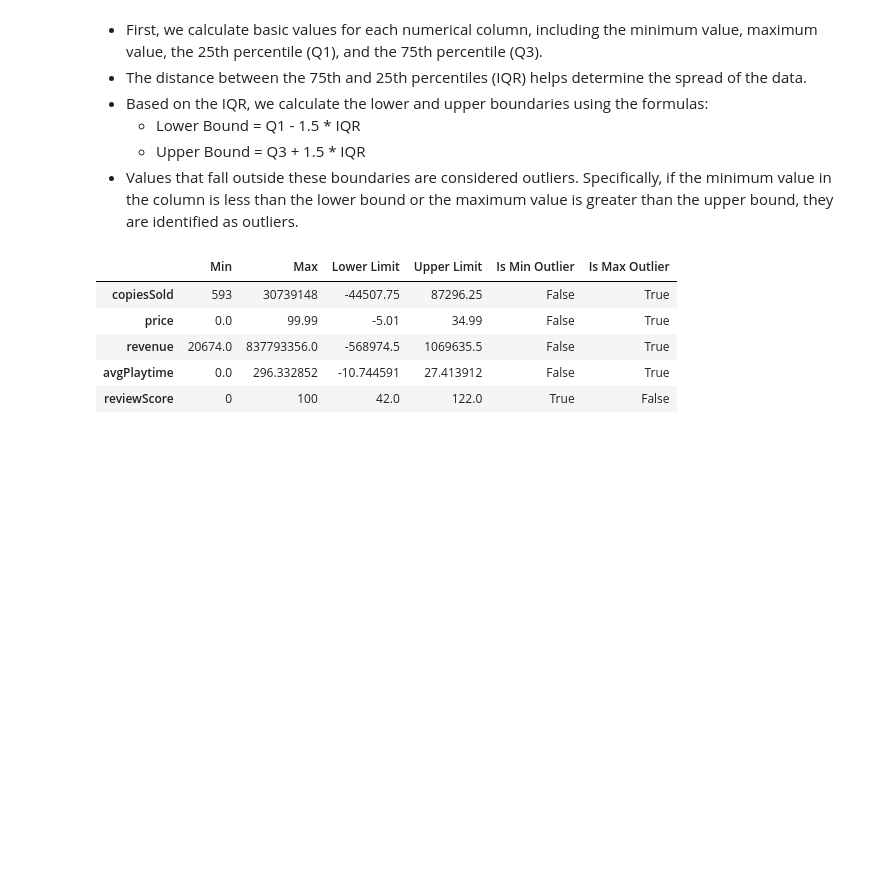
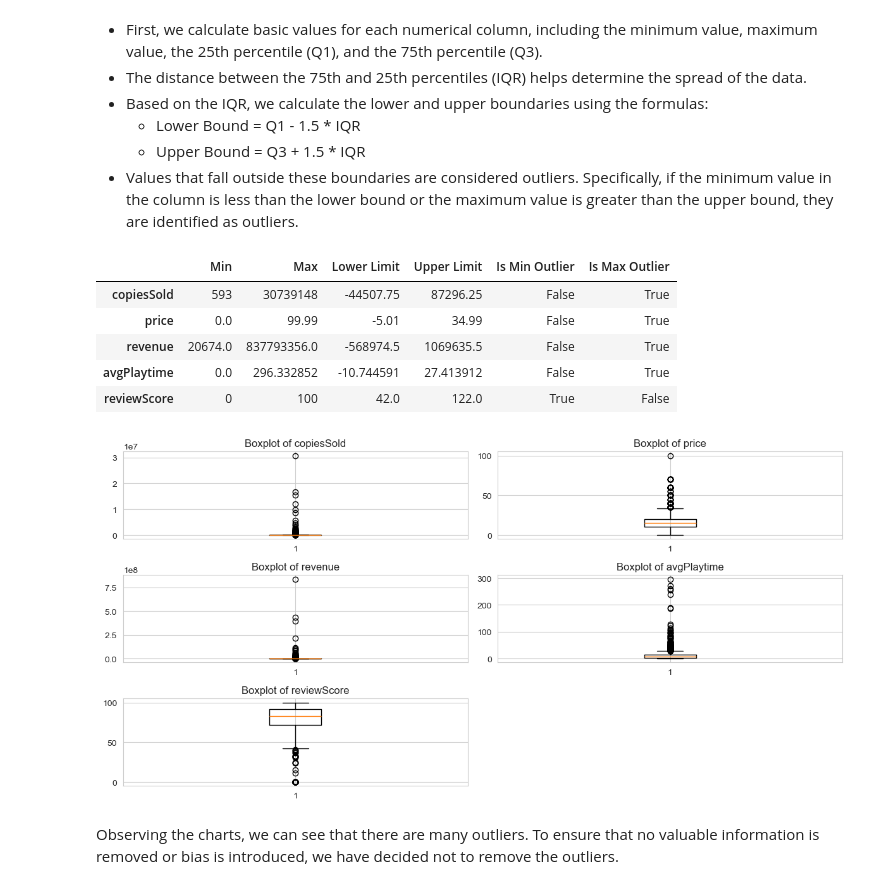
Before and after one commit to tmthu1204/PDS_FinalProject, a Jupyter notebook: FinalProject.ipynb, the cells around one changed output. Cells and saved outputs as stored; diff of their text form; code cells hidden in the pictures; blank space fills up the shorter version.

```diff
--- a/FinalProject.ipynb
+++ b/FinalProject.ipynb
@@ -353,3 +372,23 @@ outlier_df
 | revenue | 20674.0 | 837793356.0 | -568974.5 | 1069635.5 | False | True |
 | avgPlaytime | 0.0 | 296.332852 | -10.744591 | 27.413912 | False | True |
 | reviewScore | 0 | 100 | 42.0 | 122.0 | True | False |
+# %%
+n_cols = 2
+n_rows = (len(numerical_cols) + n_cols - 1) // n_cols
+
+fig, axes = plt.subplots(n_rows, n_cols, figsize=(12, 6))
+axes = axes.flatten()
+
+for i, col in enumerate(numerical_cols):
+    axes[i].boxplot(x=data[col])
+    axes[i].set_title(f'Boxplot of {col}')
+
+for j in range(len(numerical_cols), len(axes)):
+    axes[j].axis('off')
+
+plt.tight_layout()
+plt.show()
+# %% [output]
+[figure, added]
+# %% [markdown]
+Observing the charts, we can see that there are many outliers. To ensure that no valuable information is removed or bias is introduced, we have decided not to remove the outliers.
```
Also changed, not shown: parts of 8 cells of this notebook.
